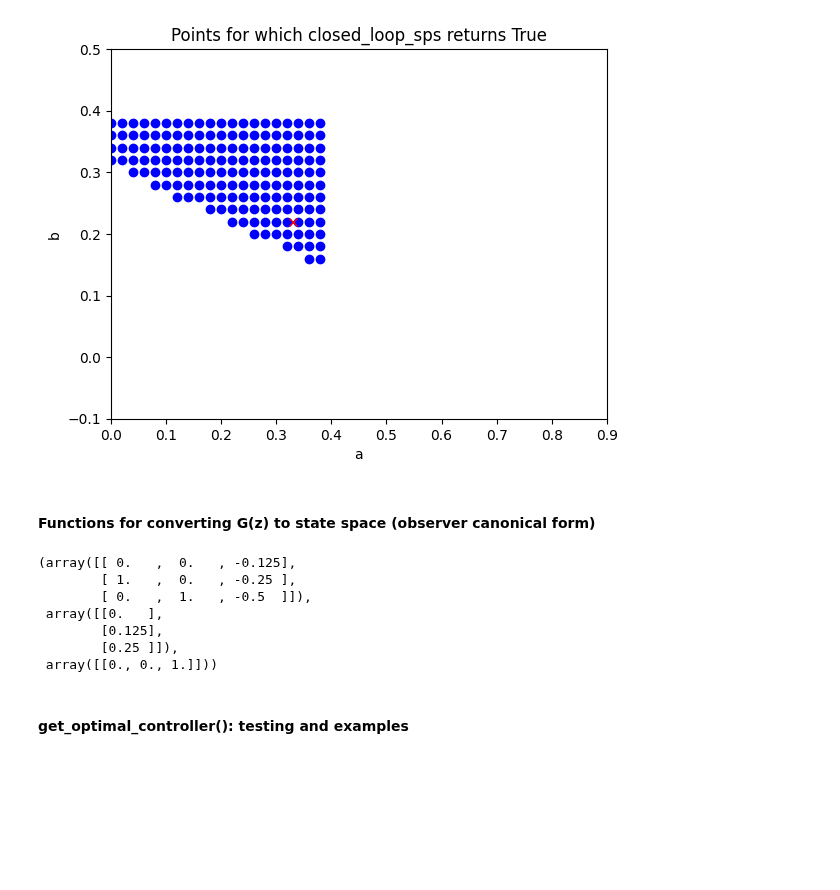
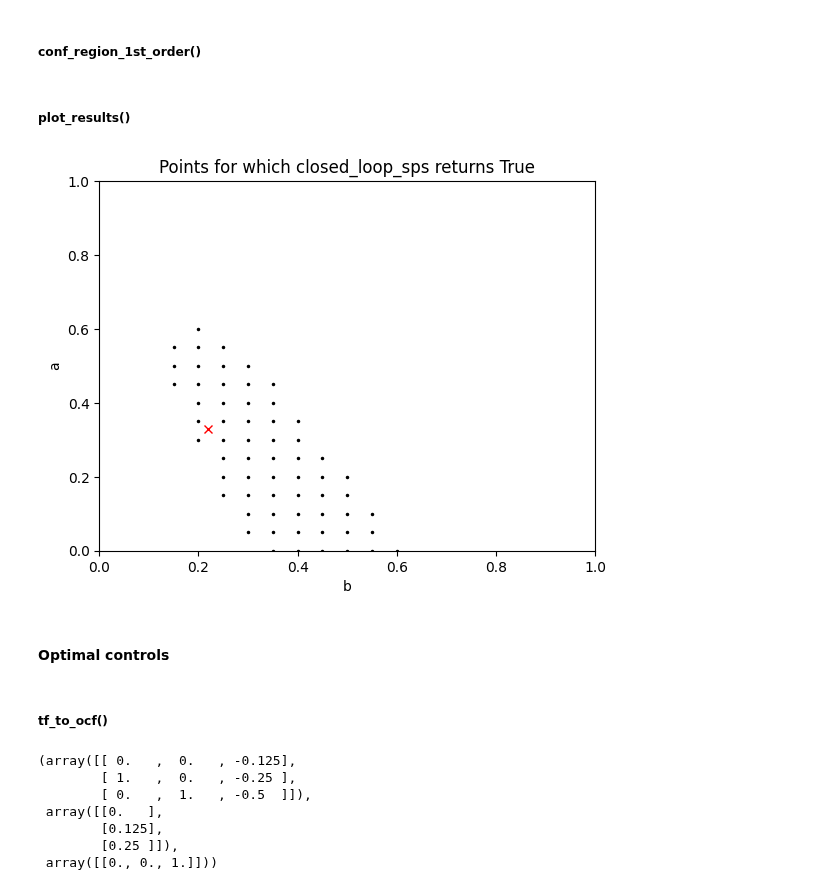
Before and after one commit to Muckthebuck/Learning-Dynamic-Systems, a Jupyter notebook: optimal_controller/optimal_controls.ipynb, the cells around one changed output. Drawn from its saved outputs; the diff is of its cells as text; code cells hidden in the pictures; blank space fills up the shorter version.

```diff
--- a/optimal_controller/optimal_controls.ipynb
+++ b/optimal_controller/optimal_controls.ipynb
@@ -130,3 +113,5 @@ in_sps, S1 = model.open_loop_sps(G_0=G_0, H_0=H_0, Y_t=Y, U_t=R, n_a=1, n_b=1)
+# %% [markdown]
+##### conf_region_1st_order()
 # %%
 # ~~~~~~~~~~~~~~~~~~~~~~~~~~~~ example of identifying an SPS confidence region
 
@@ -154,6 +139,7 @@ def conf_region_1st_order(a_values, b_values, model, C, L, F, Y, R):
     # Vectorized operations to minimize Python loops
     A_torch = torch.stack([torch.ones_like(a_torch), -a_torch], dim=-1)
     B_torch = torch.stack([torch.zeros_like(b_torch), b_torch], dim=-1)
+    # print(A_torch)
 
     # Perform the operations in batch
     A = cp.from_dlpack(A_torch)
@@ -161,6 +147,7 @@ def conf_region_1st_order(a_values, b_values, model, C, L, F, Y, R):
 
     # Assuming 'model' is predefined and contains the necessary methods
     for i in range(len(a_flat)):
+        # print("A[i] = ", A[i], "            B[i] = ", B[i])
         G = (B[i], A[i])  # G should be a tuple of arrays
         H = (C, A[i])  # H should be a tuple of arrays
 
@@ -175,40 +162,46 @@ def conf_region_1st_order(a_values, b_values, model, C, L, F, Y, R):
     results = cp.array(results)
     return results
 
-a_values = cp.arange(0, 0.4, 0.02)
-b_values = cp.arange(0, 0.4, 0.02)
+a_values = cp.arange(0, 1.0, 0.05)
+b_values = cp.arange(0, 1.0, 0.05)
 results = conf_region_1st_order(a_values, b_values, model, C, L, F, Y, R)
-# %%
-def plot_results(results, true_a=0.33, true_b=0.22):
-    fig, ax = plt.subplots()
-
-    try:
-        results = cp.asnumpy(results)  # convert to np.ndarray
-    except AttributeError:
-        pass  # already an np.ndarray
-
-    ax.plot(results[:, 0], results[:, 1], 'bo')
-
-
-    # Labeling the plot
-    ax.set_xlabel('a')
-    ax.set_ylabel('b')
-    # axis limits
-    ax.set_xlim([0, 0.9])
-    ax.set_ylim([-0.1, 0.5])
-    ax.set_title('Points for which closed_loop_sps returns True')
-
-    # Plot the true values
-    ax.plot(true_a, true_b, 'rx')  # Plot the true values as a red dot
-
-    # Show the plot
-    plt.show()
-
-plot_results(results)
-# %% [output]
-[figure, removed]
-# %% [markdown]
-#### Functions for converting G(z) to state space (observer canonical form)
+# %% [markdown]
+##### plot_results()
+# %%
+def plot_results(results, true_a=0.33, true_b=0.22, fig=None, ax=None):
+
+    if fig is None and ax is None:
+        fig, ax = plt.subplots()
+        # labels
+        ax.set_xlabel('b')
+        ax.set_ylabel('a')
+        # axis limits
+        ax.set_xlim([0, 1.0])
+        ax.set_ylim([0, 1.0])
+        ax.set_title('Points for which closed_loop_sps returns True')
+    elif fig is None and ax is not None:
+        raise Exception("fig,ax must both be specified")
+    elif fig is not None and ax is None:
+        raise Exception("fig,ax must both be specified")
+
+    try:
+        results = cp.asnumpy(results)  # convert to np.ndarray
+    except AttributeError:
+        pass  # already an np.ndarray
+
+    ax.plot(true_b, true_a, 'rx')  # Plot the true values as a red dot
+    ax.plot(results[:, 1], results[:, 0], 'k.', markersize=3)
+
+    # Show the plot
+    # plt.show()
+
+plot_results(results)
+# %% [output]
+[figure, added]
+# %% [markdown]
+#### Optimal controls
+# %% [markdown]
+##### tf_to_ocf()
 # %%
 from optimal_controls import tf_to_ocf, tf_list_to_ocf_list
 # %%
@@ -221,5 +214,3 @@ tf_to_ocf([0, 0.5, 0.25], [2, 1, 0.5, 0.25])
         [0.125],
         [0.25 ]]),
  array([[0., 0., 1.]]))
-# %% [markdown]
-#### get_optimal_controller(): testing and examples
```
Also changed, not shown: parts of 58 cells of this notebook, 3 other files.
